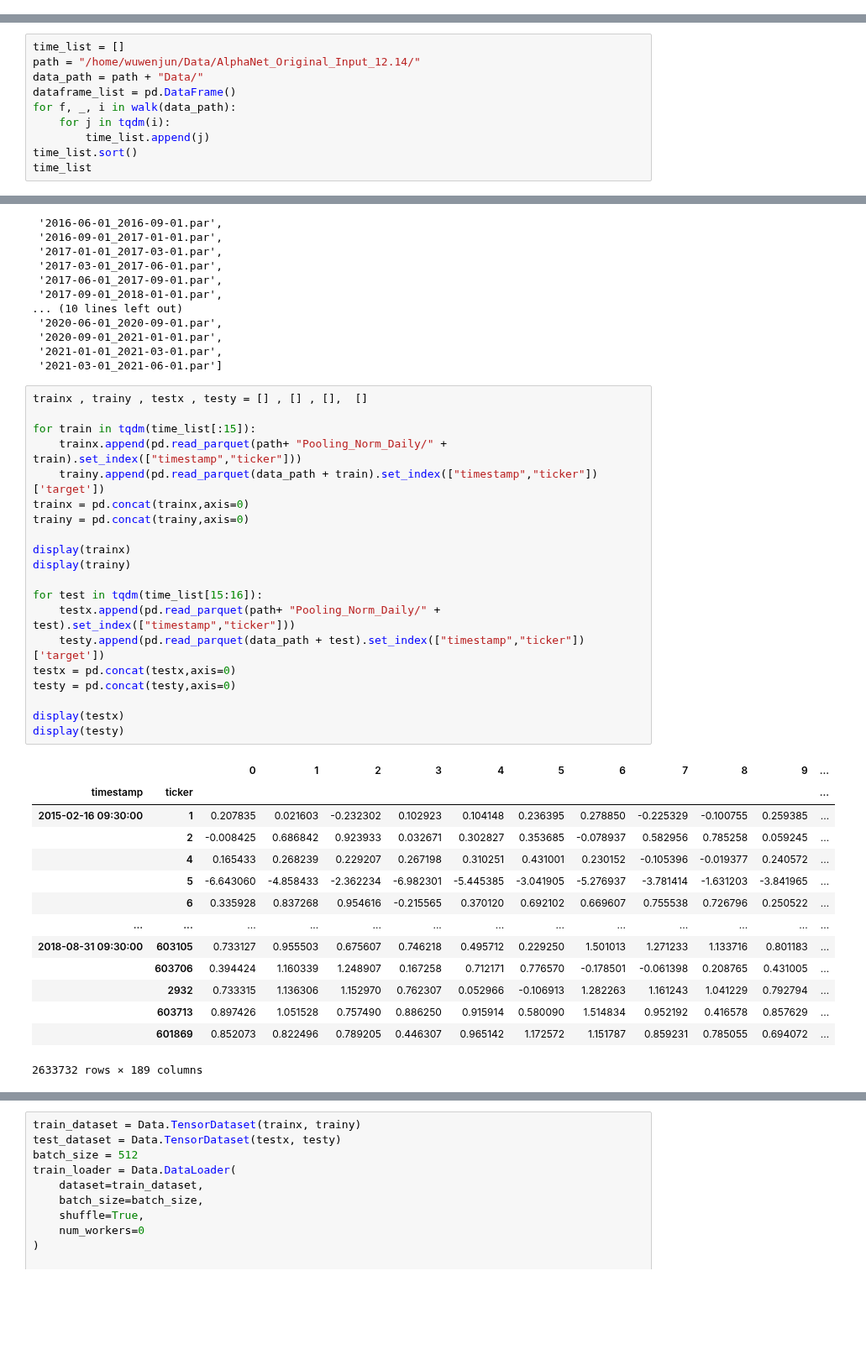
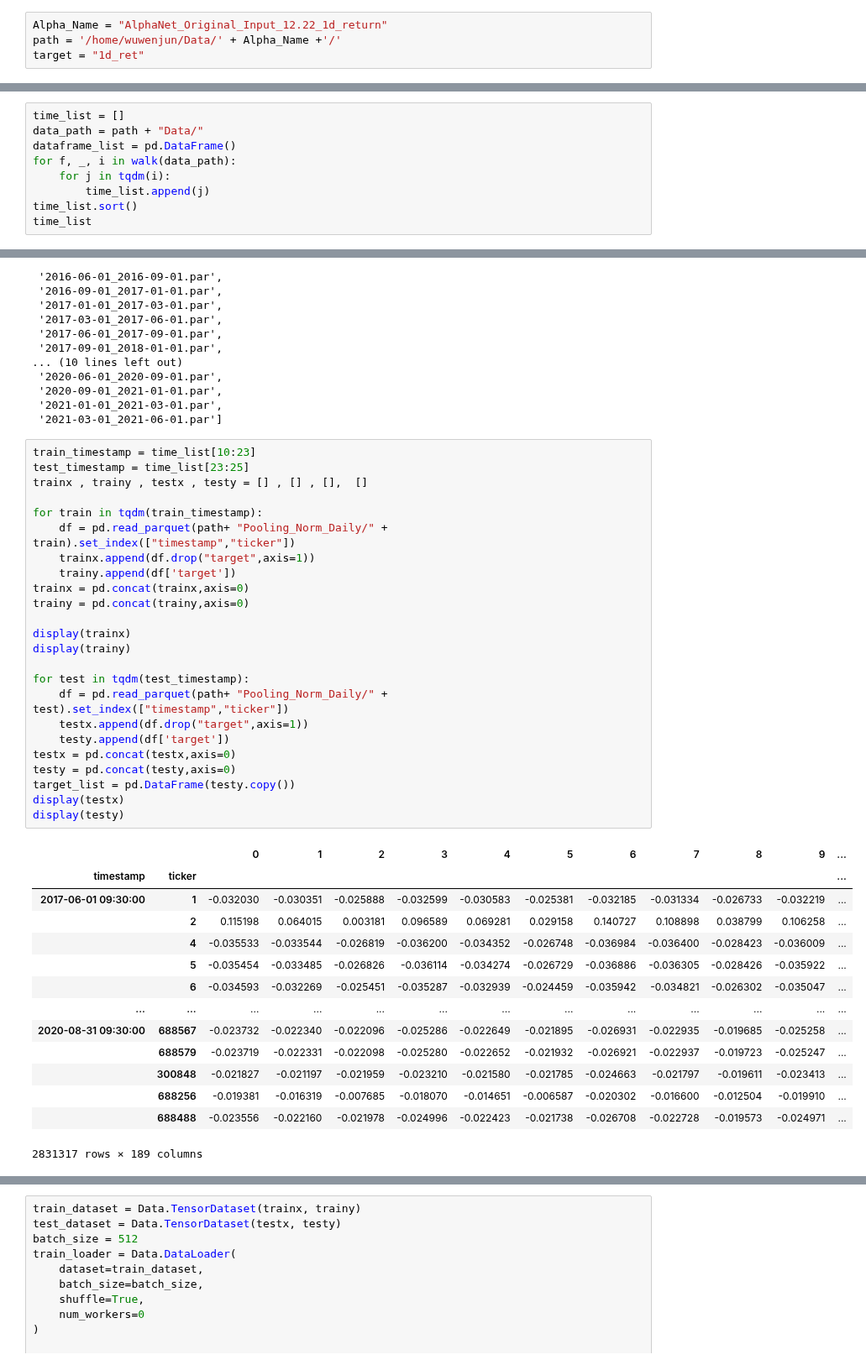
Before and after one commit to June24-Wu/Shannon, a Jupyter notebook: AlphaNet/12.21/Test_Original_AlphaNet.ipynb, the cells around one changed output, grey strips where cells are left out. Shown at 84% size. Saved outputs shown, nothing was run; the diff lists cells and outputs as text; blank space fills up the shorter version.

Commit message:
12.22 alphanet testing

```diff
--- a/AlphaNet/12.21/Test_Original_AlphaNet.ipynb
+++ b/AlphaNet/12.21/Test_Original_AlphaNet.ipynb
@@ -17,0 +1,4 @@ feat_num = 9
+# %%
+Alpha_Name = "AlphaNet_Original_Input_12.22_1d_return"
+path = '/home/wuwenjun/Data/' + Alpha_Name +'/'
+target = "1d_ret"
@@ -18,6 +22,5 @@ feat_num = 9
 # %%
 time_list = []
-path = "/home/wuwenjun/Data/AlphaNet_Original_Input_12.14/"
 data_path = path + "Data/"
 dataframe_list = pd.DataFrame()
 for f, _, i in walk(data_path):
@@ -44,38 +47,42 @@ time_list
  '2021-01-01_2021-03-01.par',
  '2021-03-01_2021-06-01.par']
 # %%
+train_timestamp = time_list[10:23]
+test_timestamp = time_list[23:25]
 trainx , trainy , testx , testy = [] , [] , [],  []
 
-for train in tqdm(time_list[:15]):
-    trainx.append(pd.read_parquet(path+ "Pooling_Norm_Daily/" + train).set_index(["timestamp","ticker"]))
-    trainy.append(pd.read_parquet(data_path + train).set_index(["timestamp","ticker"])['target'])
+for train in tqdm(train_timestamp):
+    df = pd.read_parquet(path+ "Pooling_Norm_Daily/" + train).set_index(["timestamp","ticker"])
+    trainx.append(df.drop("target",axis=1))
+    trainy.append(df['target'])
 trainx = pd.concat(trainx,axis=0)
 trainy = pd.concat(trainy,axis=0)
 
 display(trainx)
 display(trainy)
 
-for test in tqdm(time_list[15:16]):
-    testx.append(pd.read_parquet(path+ "Pooling_Norm_Daily/" + test).set_index(["timestamp","ticker"]))
-    testy.append(pd.read_parquet(data_path + test).set_index(["timestamp","ticker"])['target'])
+for test in tqdm(test_timestamp):
+    df = pd.read_parquet(path+ "Pooling_Norm_Daily/" + test).set_index(["timestamp","ticker"])
+    testx.append(df.drop("target",axis=1))
+    testy.append(df['target'])
 testx = pd.concat(testx,axis=0)
 testy = pd.concat(testy,axis=0)
-
+target_list = pd.DataFrame(testy.copy())
 display(testx)
 display(testy)
 # %% [output]
 |  |  | 0 | 1 | 2 | 3 | 4 | 5 | 6 | 7 | 8 | 9 | ... |
 | timestamp | ticker |  |  |  |  |  |  |  |  |  |  | ... |
-| 2015-02-16 09:30:00 | 1 | 0.207835 | 0.021603 | -0.232302 | 0.102923 | 0.104148 | 0.236395 | 0.278850 | -0.225329 | -0.100755 | 0.259385 | ... |
-|  | 2 | -0.008425 | 0.686842 | 0.923933 | 0.032671 | 0.302827 | 0.353685 | -0.078937 | 0.582956 | 0.785258 | 0.059245 | ... |
-|  | 4 | 0.165433 | 0.268239 | 0.229207 | 0.267198 | 0.310251 | 0.431001 | 0.230152 | -0.105396 | -0.019377 | 0.240572 | ... |
-|  | 5 | -6.643060 | -4.858433 | -2.362234 | -6.982301 | -5.445385 | -3.041905 | -5.276937 | -3.781414 | -1.631203 | -3.841965 | ... |
-|  | 6 | 0.335928 | 0.837268 | 0.954616 | -0.215565 | 0.370120 | 0.692102 | 0.669607 | 0.755538 | 0.726796 | 0.250522 | ... |
+| 2017-06-01 09:30:00 | 1 | -0.032030 | -0.030351 | -0.025888 | -0.032599 | -0.030583 | -0.025381 | -0.032185 | -0.031334 | -0.026733 | -0.032219 | ... |
+|  | 2 | 0.115198 | 0.064015 | 0.003181 | 0.096589 | 0.069281 | 0.029158 | 0.140727 | 0.108898 | 0.038799 | 0.106258 | ... |
+|  | 4 | -0.035533 | -0.033544 | -0.026819 | -0.036200 | -0.034352 | -0.026748 | -0.036984 | -0.036400 | -0.028423 | -0.036009 | ... |
+|  | 5 | -0.035454 | -0.033485 | -0.026826 | -0.036114 | -0.034274 | -0.026729 | -0.036886 | -0.036305 | -0.028426 | -0.035922 | ... |
+|  | 6 | -0.034593 | -0.032269 | -0.025451 | -0.035287 | -0.032939 | -0.024459 | -0.035942 | -0.034821 | -0.026302 | -0.035047 | ... |
 | ... | ... | ... | ... | ... | ... | ... | ... | ... | ... | ... | ... | ... |
-| 2018-08-31 09:30:00 | 603105 | 0.733127 | 0.955503 | 0.675607 | 0.746218 | 0.495712 | 0.229250 | 1.501013 | 1.271233 | 1.133716 | 0.801183 | ... |
-|  | 603706 | 0.394424 | 1.160339 | 1.248907 | 0.167258 | 0.712171 | 0.776570 | -0.178501 | -0.061398 | 0.208765 | 0.431005 | ... |
-|  | 2932 | 0.733315 | 1.136306 | 1.152970 | 0.762307 | 0.052966 | -0.106913 | 1.282263 | 1.161243 | 1.041229 | 0.792794 | ... |
-|  | 603713 | 0.897426 | 1.051528 | 0.757490 | 0.886250 | 0.915914 | 0.580090 | 1.514834 | 0.952192 | 0.416578 | 0.857629 | ... |
-|  | 601869 | 0.852073 | 0.822496 | 0.789205 | 0.446307 | 0.965142 | 1.172572 | 1.151787 | 0.859231 | 0.785055 | 0.694072 | ... |
+| 2020-08-31 09:30:00 | 688567 | -0.023732 | -0.022340 | -0.022096 | -0.025286 | -0.022649 | -0.021895 | -0.026931 | -0.022935 | -0.019685 | -0.025258 | ... |
+|  | 688579 | -0.023719 | -0.022331 | -0.022098 | -0.025280 | -0.022652 | -0.021932 | -0.026921 | -0.022937 | -0.019723 | -0.025247 | ... |
+|  | 300848 | -0.021827 | -0.021197 | -0.021959 | -0.023210 | -0.021580 | -0.021785 | -0.024663 | -0.021797 | -0.019611 | -0.023413 | ... |
+|  | 688256 | -0.019381 | -0.016319 | -0.007685 | -0.018070 | -0.014651 | -0.006587 | -0.020302 | -0.016600 | -0.012504 | -0.019910 | ... |
+|  | 688488 | -0.023556 | -0.022160 | -0.021978 | -0.024996 | -0.022423 | -0.021738 | -0.026708 | -0.022728 | -0.019573 | -0.024971 | ... |
-2633732 rows × 189 columns
+2831317 rows × 189 columns
 timestamp            ticker
```
Also changed, not shown: parts of 18 cells of this notebook, 3 other files.
